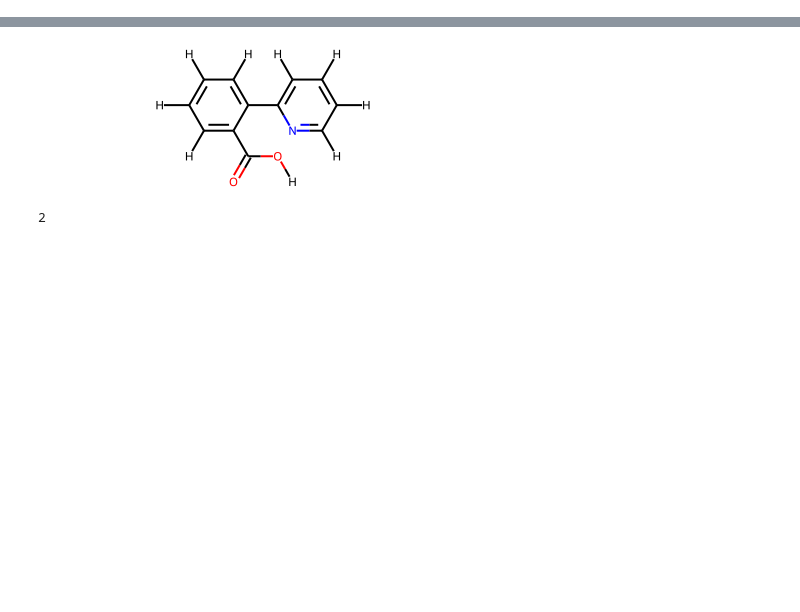
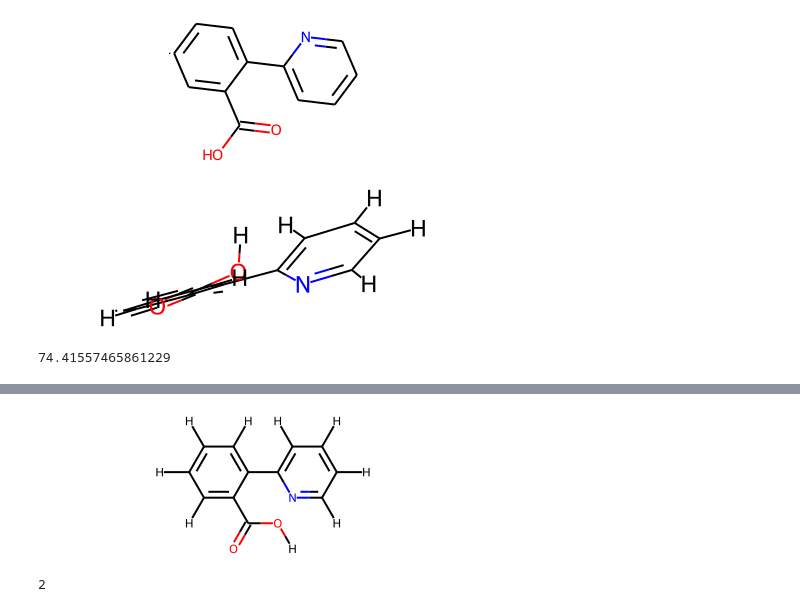
Before and after one commit to moleculeclub/molclub, a Jupyter notebook: notebooks/conf_gen.ipynb, the cells around one changed output, grey strips where cells are left out. Drawn from its saved outputs; the diff is of its cells as text; code cells hidden in the pictures; blank space fills up the shorter version.

```diff
--- a/notebooks/conf_gen.ipynb
+++ b/notebooks/conf_gen.ipynb
@@ -0,0 +7,18 @@
+# %%
+smi = "OC(=O)C1=C[C]=CC=C1C1=CC=CC=N1"
+mol = Chem.MolFromSmiles(smi)
+display(mol)
+
+mol = etkdg(mol)[0]
+display(mol)
+
+starting_e = mmff.sp(mol)
+print(starting_e)
+
+# mol, final_e = mmff.opt(mol)
+# display(mol)
+# print(final_e)
+# %% [output]
+[figure, added]
+[figure, added]
+74.41557465861229
```
Also changed, not shown: parts of 4 cells of this notebook, 15 other files.
